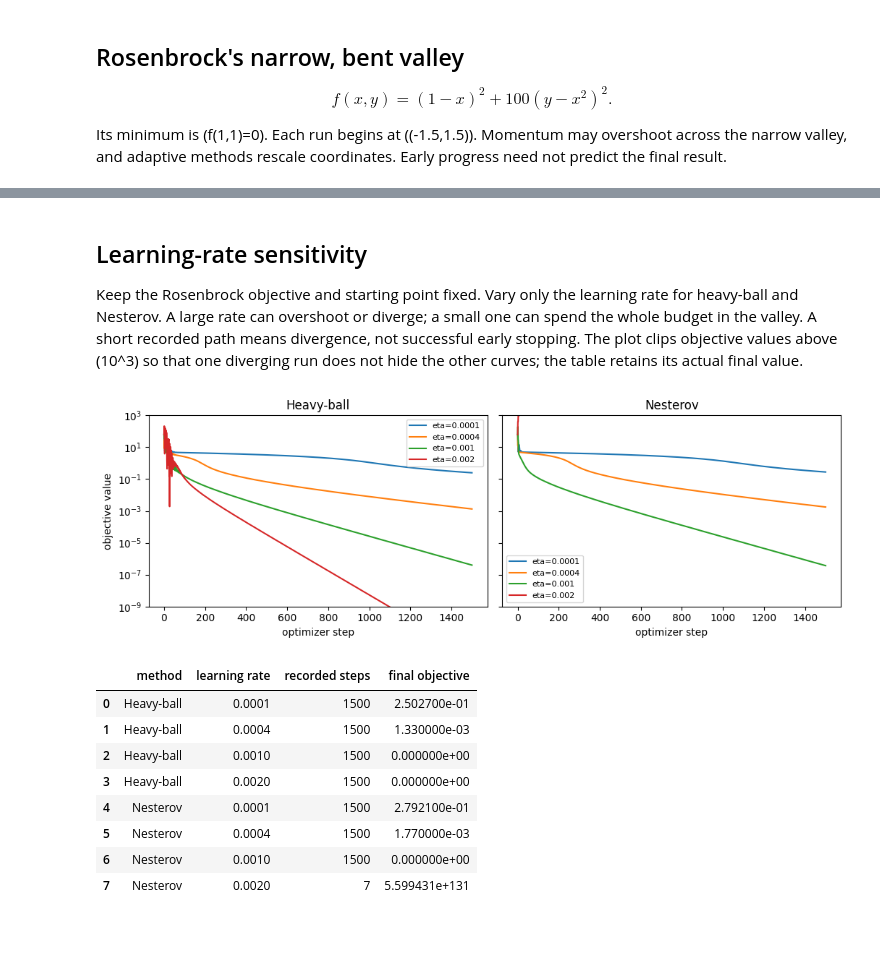
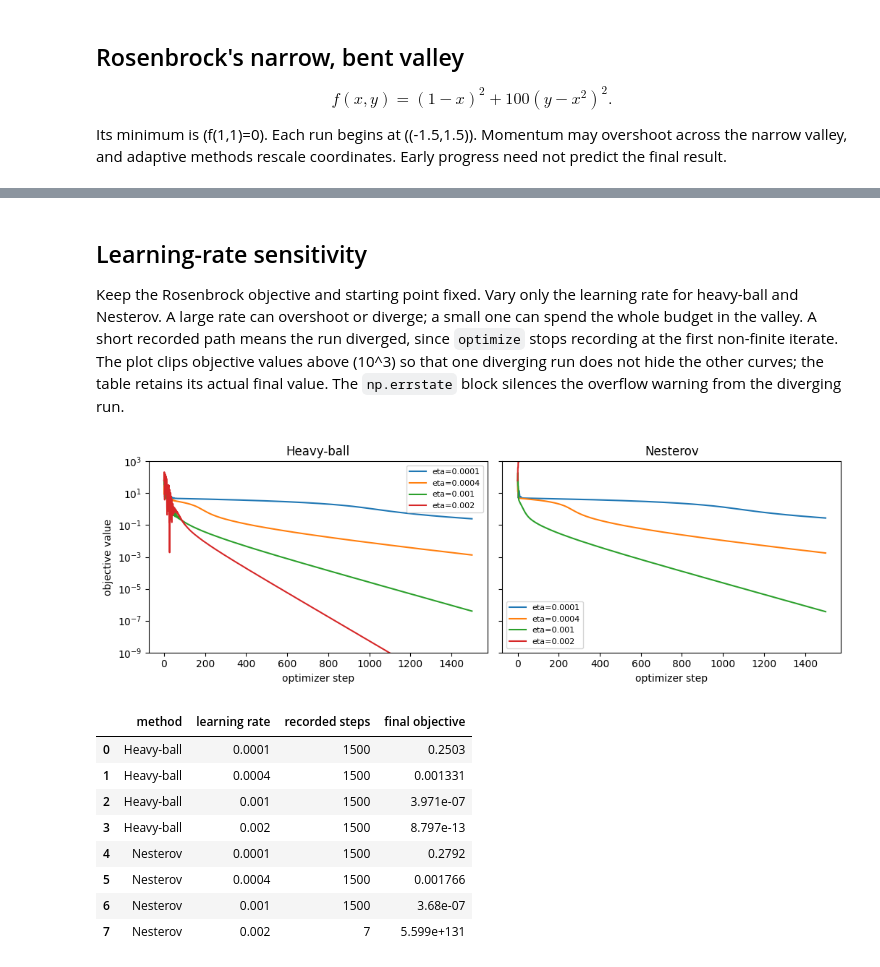
Before and after one commit to ZhuoranYang/sds265-fall26, a Jupyter notebook: demos/12-neural-optimization/optimizer-landscapes.ipynb, the cells around one changed output, grey strips where cells are left out. Saved outputs shown, nothing was run; the diff lists cells and outputs as text; code cells hidden in the pictures; blank space fills up the shorter version.

```diff
--- a/demos/12-neural-optimization/optimizer-landscapes.ipynb
+++ b/demos/12-neural-optimization/optimizer-landscapes.ipynb
@@ -72,7 +151,7 @@ METHODS = ['GD', 'Heavy-ball', 'Nesterov',
            'AdaGrad', 'RMSProp', 'Adam']
 
 def optimize(value, gradient, start, method, lr, steps,
-             mu=.9, beta2=.99, eps=1e-8):
+             mu=.9, rho=.99, b1=.9, b2=.99, eps=1e-8):
     theta = np.asarray(start, float).copy()
     m = np.zeros_like(theta)
     v = np.zeros_like(theta)
@@ -88,12 +167,12 @@ def optimize(value, gradient, start, method, lr, steps,
             v += g * g
             direction = g / (np.sqrt(v) + eps)
         elif method == 'RMSProp':
-            v = beta2 * v + (1-beta2) * g * g
+            v = rho * v + (1-rho) * g * g
             direction = g / (np.sqrt(v) + eps)
         elif method == 'Adam':
-            m = mu * m + (1-mu) * g
-            v = beta2 * v + (1-beta2) * g * g
-            direction = (m/(1-mu**t)) / (np.sqrt(v/(1-beta2**t)) + eps)
+            m = b1 * m + (1-b1) * g
+            v = b2 * v + (1-b2) * g * g
+            direction = (m/(1-b1**t)) / (np.sqrt(v/(1-b2**t)) + eps)
         else:
             raise ValueError(method)
         theta = theta - lr * direction
@@ -104,17 +183,18 @@ def optimize(value, gradient, start, method, lr, steps,
         values.append(current)
     return np.array(path), np.array(values)
 
-def compare(value, gradient, start, rates, steps):
+def compare(value, gradient, start, rates, steps, methods=METHODS):
     return {method: optimize(value, gradient, start, method,
-                             rates[method], steps) for method in METHODS}
+                             rates[method], steps) for method in methods}
 
-def show_results(value, results, bounds, optimum, title):
+def show_results(value, results, bounds, optimum, title,
+                 levels=np.linspace(-3, 3.5, 18)):
     a = np.linspace(*bounds[0], 240)
     b = np.linspace(*bounds[1], 240)
     A, B = np.meshgrid(a, b)
     Z = np.log10(value(np.stack([A, B], axis=-1)) + 1e-5)
     fig, axes = plt.subplots(1, 2, figsize=(11.5, 4.2))
-    axes[0].contour(A, B, Z, levels=np.linspace(-3, 3.5, 18),
+    axes[0].contour(A, B, Z, levels=levels,
                     colors='0.78', linewidths=.7)
     for method, (path, values) in results.items():
         axes[0].plot(path[:,0], path[:,1], lw=1.5, label=method)
@@ -213,36 +481,39 @@ show_results(rosenbrock, rosen_results, ((-2,2),(-1,3)),
 Keep the Rosenbrock objective and starting point fixed. Vary only the
 learning rate for heavy-ball and Nesterov. A large rate can overshoot or
 diverge; a small one can spend the whole budget in the valley. A short
-recorded path means divergence, not successful early stopping. The plot
-clips objective values above \(10^3\) so that one diverging run does not
-hide the other curves; the table retains its actual final value.
+recorded path means the run diverged, since `optimize` stops recording at
+the first non-finite iterate. The plot clips objective values above
+\(10^3\) so that one diverging run does not hide the other curves; the
+table retains its actual final value. The `np.errstate` block silences the
+overflow warning from the diverging run.
 # %%
 rates_to_try = [.0001, .0004, .001, .002]
 fig, axes = plt.subplots(1, 2, figsize=(10.5, 3.6), sharey=True)
 rows = []
-for ax, method in zip(axes, ['Heavy-ball', 'Nesterov']):
-    for lr in rates_to_try:
-        path, values = optimize(rosenbrock, rosenbrock_grad,
-                                [-1.5,1.5], method, lr, 1500)
-        rows.append({'method': method, 'learning rate': lr,
-                     'recorded steps': len(values)-1,
-                     'final objective': values[-1]})
-        ax.semilogy(np.clip(values, 1e-12, 1e3), label=f'eta={lr:g}')
-    ax.set(xlabel='optimizer step', title=method)
-    ax.legend(fontsize=8)
+with np.errstate(over='ignore', invalid='ignore'):
+    for ax, method in zip(axes, ['Heavy-ball', 'Nesterov']):
+        for lr in rates_to_try:
+            path, values = optimize(rosenbrock, rosenbrock_grad,
+                                    [-1.5,1.5], method, lr, 1500)
+            rows.append({'method': method, 'learning rate': lr,
+                         'recorded steps': len(values)-1,
+                         'final objective': values[-1]})
+            ax.semilogy(np.clip(values, 1e-12, 1e3), label=f'eta={lr:g}')
+        ax.set(xlabel='optimizer step', title=method)
+        ax.legend(fontsize=8)
 axes[0].set_ylabel('objective value')
 axes[0].set_ylim(1e-9, 1e3)
 fig.tight_layout()
 plt.show()
-display(pd.DataFrame(rows).round(5))
+display(pd.DataFrame(rows))
 # %% [output]
 [figure]
 |  | method | learning rate | recorded steps | final objective |
-| 0 | Heavy-ball | 0.0001 | 1500 | 2.502700e-01 |
-| 1 | Heavy-ball | 0.0004 | 1500 | 1.330000e-03 |
-| 2 | Heavy-ball | 0.0010 | 1500 | 0.000000e+00 |
-| 3 | Heavy-ball | 0.0020 | 1500 | 0.000000e+00 |
-| 4 | Nesterov | 0.0001 | 1500 | 2.792100e-01 |
-| 5 | Nesterov | 0.0004 | 1500 | 1.770000e-03 |
-| 6 | Nesterov | 0.0010 | 1500 | 0.000000e+00 |
-| 7 | Nesterov | 0.0020 | 7 | 5.599431e+131 |
+| 0 | Heavy-ball | 0.0001 | 1500 | 0.2503 |
+| 1 | Heavy-ball | 0.0004 | 1500 | 0.001331 |
+| 2 | Heavy-ball | 0.001 | 1500 | 3.971e-07 |
+| 3 | Heavy-ball | 0.002 | 1500 | 8.797e-13 |
+| 4 | Nesterov | 0.0001 | 1500 | 0.2792 |
+| 5 | Nesterov | 0.0004 | 1500 | 0.001766 |
+| 6 | Nesterov | 0.001 | 1500 | 3.68e-07 |
+| 7 | Nesterov | 0.002 | 7 | 5.599e+131 |
```
Also changed, not shown: parts of 29 cells of this notebook, 7 other files.
